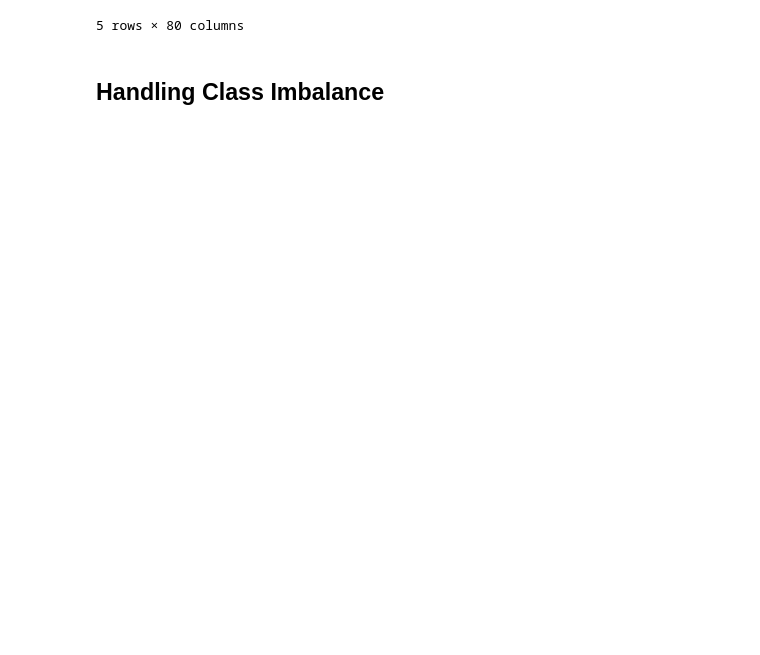
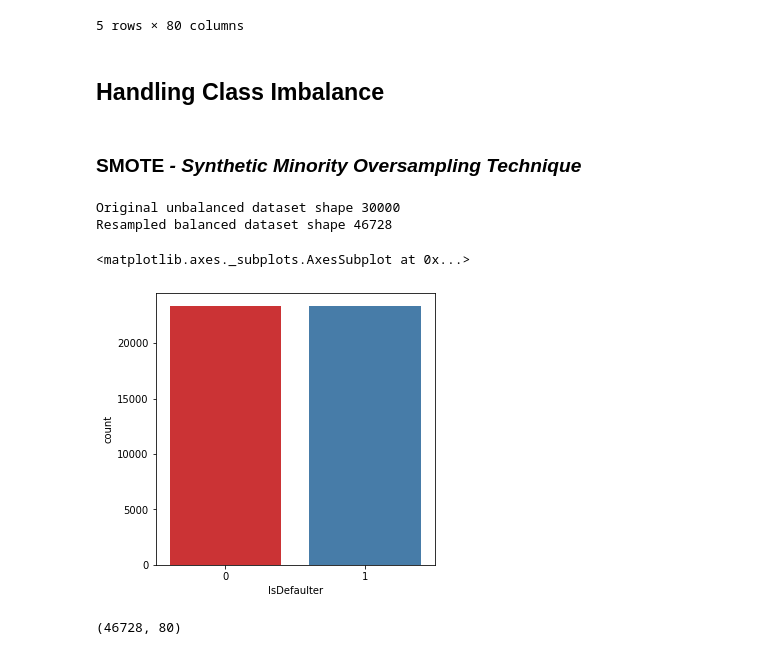
Before and after one commit to roysoni24/Credit-Card-Default-Prediction, a Jupyter notebook: Copy_of_Credit_Card_Default_Prediction_Capstone_Project.ipynb, the cells around one changed output. Saved outputs shown, nothing was run; the diff lists cells and outputs as text; code cells hidden in the pictures; blank space fills up the shorter version.

Commit message:
Handling class imbalance

```diff
--- a/Copy_of_Credit_Card_Default_Prediction_Capstone_Project.ipynb
+++ b/Copy_of_Credit_Card_Default_Prediction_Capstone_Project.ipynb
@@ -450,3 +450,37 @@ df.head()
 5 rows × 80 columns
 # %% [markdown]
 ## **Handling Class Imbalance**
+# %% [markdown]
+### **SMOTE** ***- Synthetic Minority Oversampling Technique***
+# %%
+#importing SMOTE to handle class imbalance
+from imblearn.over_sampling import SMOTE
+
+smote = SMOTE()
+
+# fit predictor and target variable
+x_smote, y_smote = smote.fit_resample(df[(i for i in list(df.describe(include='all').columns) if i != 'IsDefaulter')], df['IsDefaulter'])
+
+print('Original unbalanced dataset shape', len(df))
+print('Resampled balanced dataset shape', len(y_smote))
+# %% [output]
+Original unbalanced dataset shape 30000
+Resampled balanced dataset shape 46728
+# %%
+#creating new dataframe from balanced dataset after SMOTE
+balanced_df = pd.DataFrame(x_smote, columns=list(i for i in list(df.describe(include='all').columns) if i != 'IsDefaulter'))
+# %%
+#adding target variable to new created dataframe
+balanced_df['IsDefaulter'] = y_smote
+# %%
+#checking for class imbalance
+plt.figure(figsize=(5,5))
+sns.countplot('IsDefaulter', data = balanced_df,palette= "Set1" )
+# %% [output]
+<matplotlib.axes._subplots.AxesSubplot at 0x...>
+[figure, added]
+# %%
+#shape of balanced dataframe
+balanced_df.shape
+# %% [output]
+(46728, 80)
```
Also changed, not shown: parts of 16 cells of this notebook.
